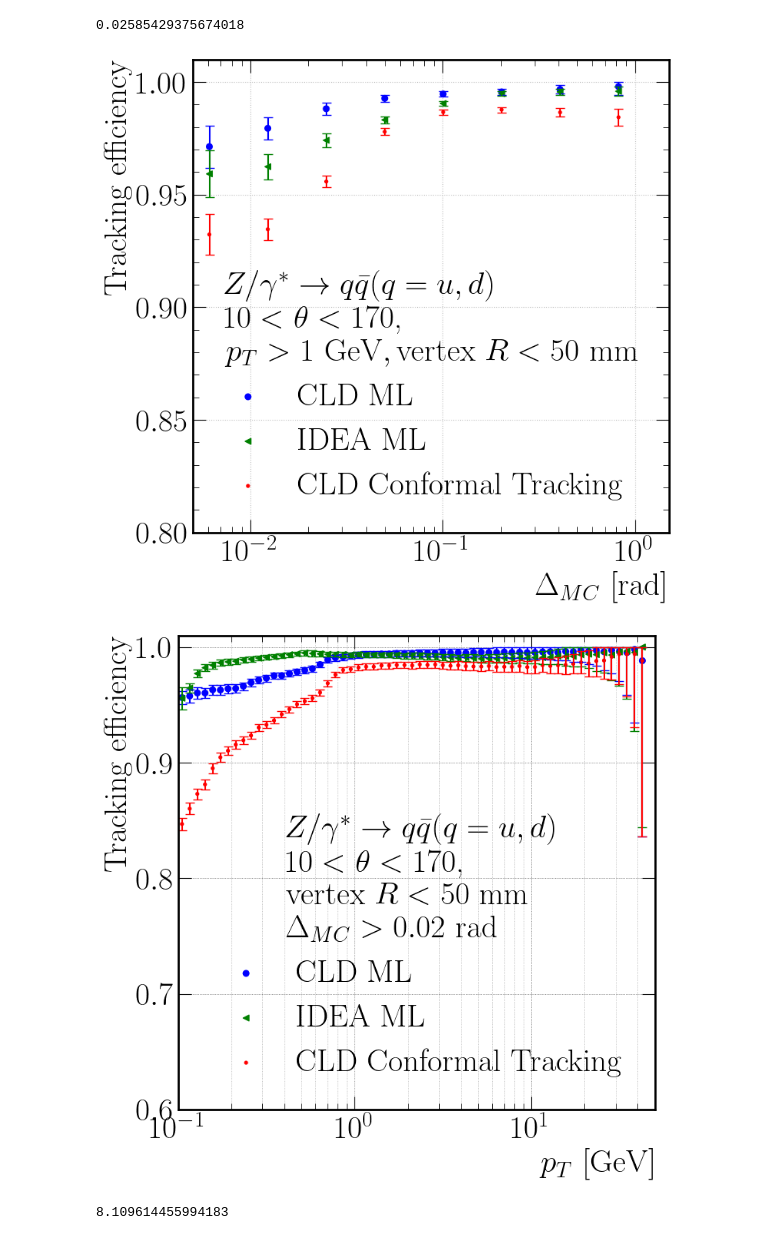
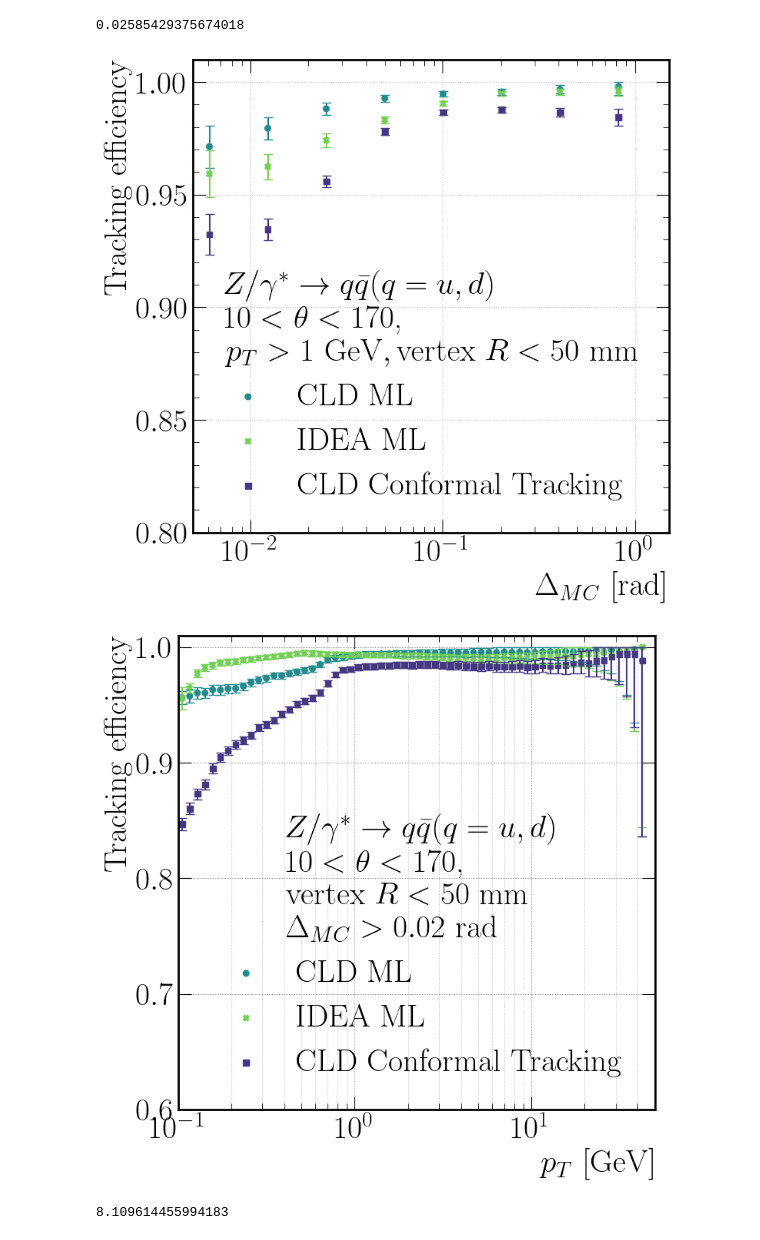
Before and after one commit to doloresgarcia/Tracking_DC, a Jupyter notebook: notebook/4_comparison_deltaMC.ipynb, the cells around one changed output. Cells and saved outputs as stored; diff of their text form; code cells hidden in the pictures.

```diff
--- a/notebook/4_comparison_deltaMC.ipynb
+++ b/notebook/4_comparison_deltaMC.ipynb
@@ -210,6 +210,9 @@ index = 0
 j = 0
 colors = [ "b", "g","r"]
 marker = [ "o", "<", '.']
+
+colors = [ "#238A8DFF", "#73D055FF","#453781FF", "#FDE725FF"]
+marker = [ "o", "X","s", "D"]
 # labels = ["CLD Conformal Tracking", "GCLD GTF", "IDEA GGTF"]
 # dataframe_list = [eff_dict_ct, eff_dict_ml, all_particles_dc]
 labels = [ "CLD ML", "IDEA ML","CLD Conformal Tracking"]
@@ -263,7 +266,7 @@ fig.savefig(
             bbox_inches="tight",
         )
 # %% [output]
-[figure, old version]
+[figure, new version]
 # %%
 def limit_error_bars(y, yerr, upper_limit=1):
     yerr_upper = np.minimum(y + yerr, upper_limit) - y
@@ -276,6 +279,8 @@ index = 0
 j = 0
 colors = [ "b", "g","r"]
 marker = [ "o", "<", '.']
+colors = [ "#238A8DFF", "#73D055FF","#453781FF", "#FDE725FF"]
+marker = [ "o", "X","s", "D"]
 labels = [ "CLD ML", "IDEA ML","CLD Conformal Tracking"]
 dataframe_list = [eff_dict_ml, all_particles_dc, eff_dict_ct]
 i =0
@@ -306,34 +311,34 @@ else:
     log_ = ""
 axs.set_ylim([0.7, 1.01])
 # axs.legend(loc="lower left")
 
 # axs.axvline(x=0.7, linestyle='--')
 plt.legend(loc="lower right",title=r'$Z/\gamma^* \rightarrow q \bar q (q=u,d)$' "\n" r'$10< \theta< 170$,' "\n" r"$\textrm{vertex } R<50 \textrm{ mm}$" "\n" r"$\Delta_{MC}>0.02 \textrm{ rad}$")
 
 
 axs.xaxis.set_major_locator(plt.LogLocator(base=10.0, numticks=4))
 axs.xaxis.set_minor_locator(plt.LogLocator(base=10.0, subs='auto', numticks=10))
 axs.yaxis.set_major_locator(plt.MultipleLocator(0.1))
 axs.yaxis.set_minor_locator(plt.MultipleLocator(0.1))
 axs.grid(which='major', linestyle=':', linewidth='0.5', color='black')
 axs.grid(which='minor', linestyle=':', linewidth='0.5', color='gray')
 plt.xlim([1e-1,50])
 plt.ylim([0.6,1.01])
 plt.rc("text", usetex=True)
 plt.rc("font", family="serif")
 size_font = 30
 plt.rcParams['font.size'] = size_font
 plt.rcParams['axes.labelsize'] = size_font
 plt.rcParams['xtick.labelsize'] = size_font
 plt.rcParams['ytick.labelsize'] = size_font
 plt.rcParams['legend.fontsize'] = 30
 fig.savefig(
             os.path.join(PATH_store, "Tracking_efficiency_vs_pt_comparison_IDEA_CLD_Zjj.pdf"),
             bbox_inches="tight",
         )
 # leg._legend_box.align = "right"
 # %% [output]
-[figure, old version]
+[figure, new version]
 # %%
 
 def create_eff_dic(matched_, reco_r,reco_delta):
```
Also changed, not shown: 19 other files.
